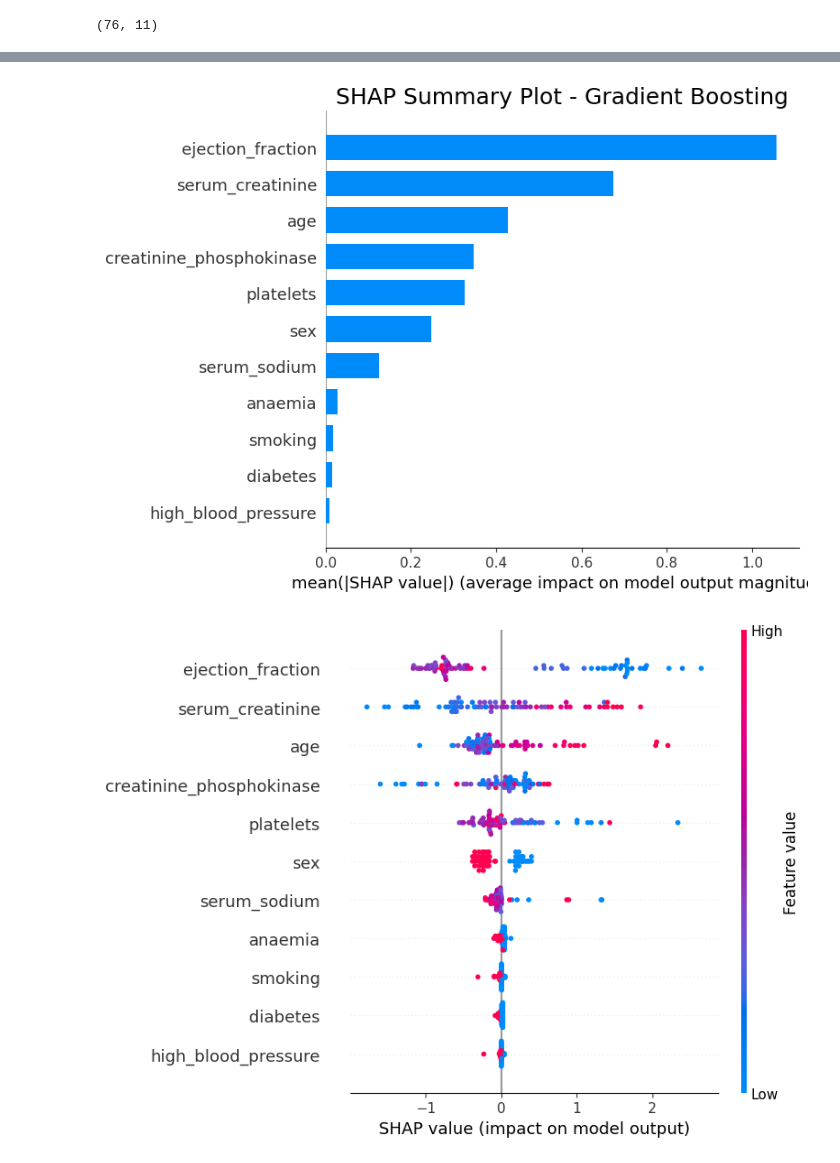
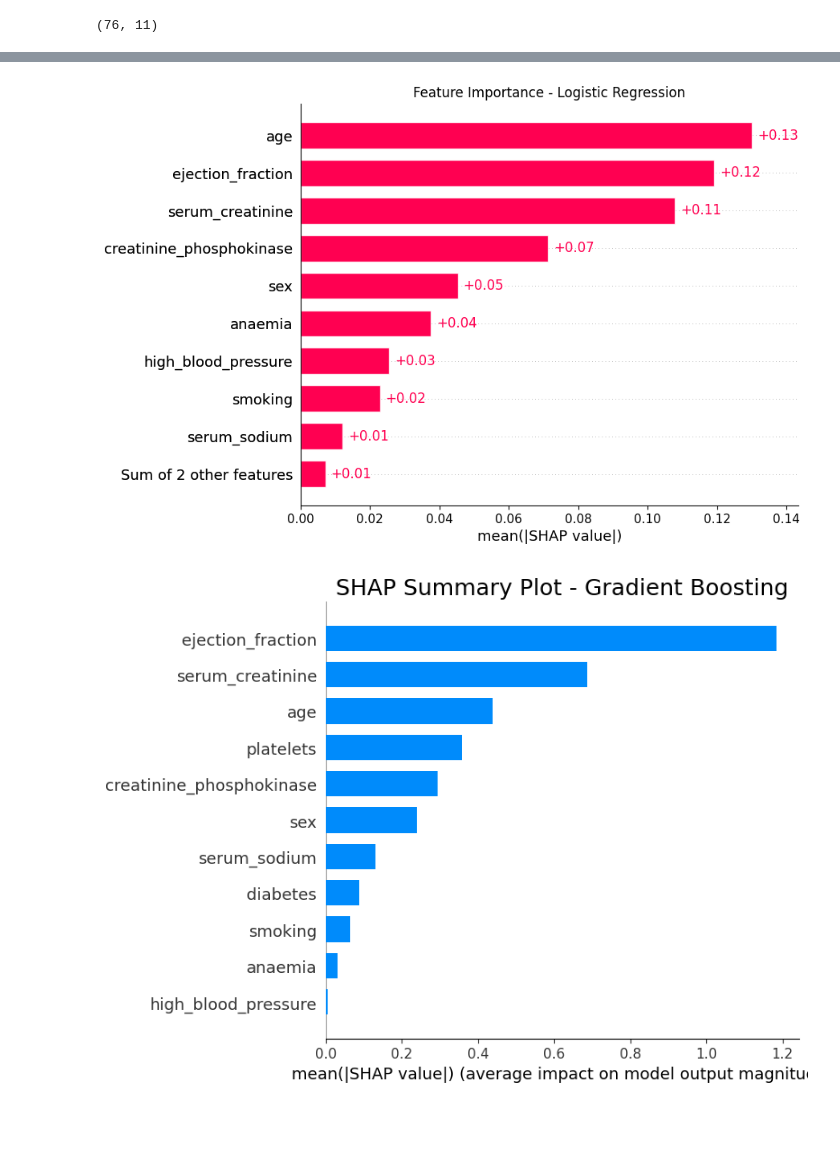
Before and after one commit to PilatusPy/capstone_3, a Jupyter notebook: heart_capstone/capstone_3_models_no_time_column.ipynb, the cells around one changed output, grey strips where cells are left out. Drawn from its saved outputs; the diff is of its cells as text; code cells hidden in the pictures; blank space fills up the shorter version.

```diff
--- a/heart_capstone/capstone_3_models_no_time_column.ipynb
+++ b/heart_capstone/capstone_3_models_no_time_column.ipynb
@@ -625,17 +624,21 @@ shap.plots.bar(shap_values)
+# %%
+
+# Plot feature importance
+plt.title("Feature Importance - Logistic Regression")
+shap.plots.bar(shap_values)
+# %% [output]
+[figure, added]
 # %%
 #SHAP for gradient boosting
 explainer_tree = shap.TreeExplainer(gbm_model)
 shap_values = explainer_tree.shap_values(X_test_sm_named)
 
 fig, ax = plt.gcf(), plt.gca()
 ax.tick_params(labelsize=14)
 ax.set_title('SHAP Summary Plot - Gradient Boosting', fontsize=18)
 
 fig.set_size_inches(65, 6.5, forward=True)
 
 shap.summary_plot(shap_values, X_test_sm_named, plot_type='bar')
-
-shap.summary_plot(shap_values, X_test_sm_named)
 # %% [output]
-[figure, old version]
+[figure, new version]
-[figure, removed]
```
Also changed, not shown: parts of 25 cells of this notebook, 5 other files.
